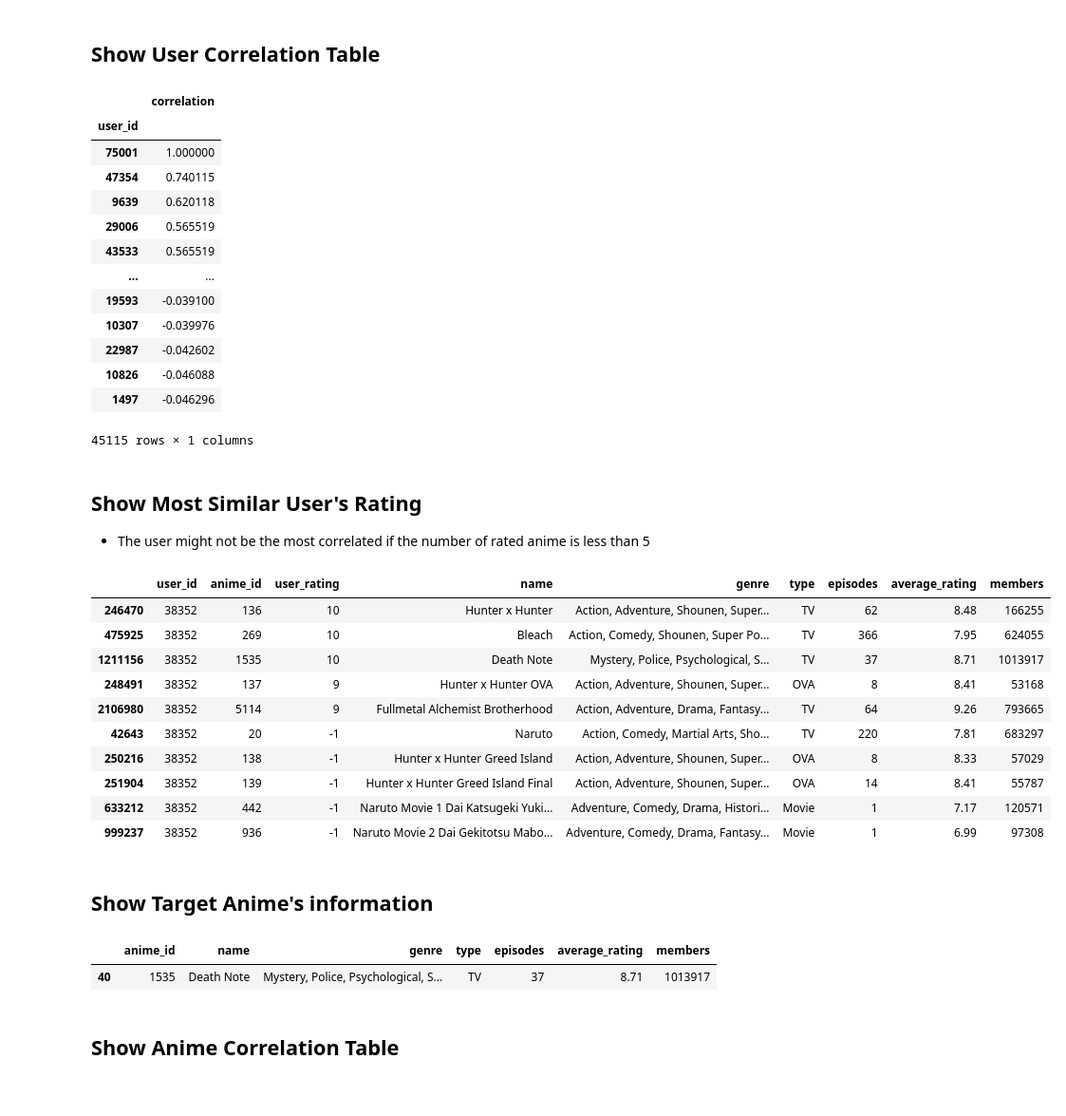
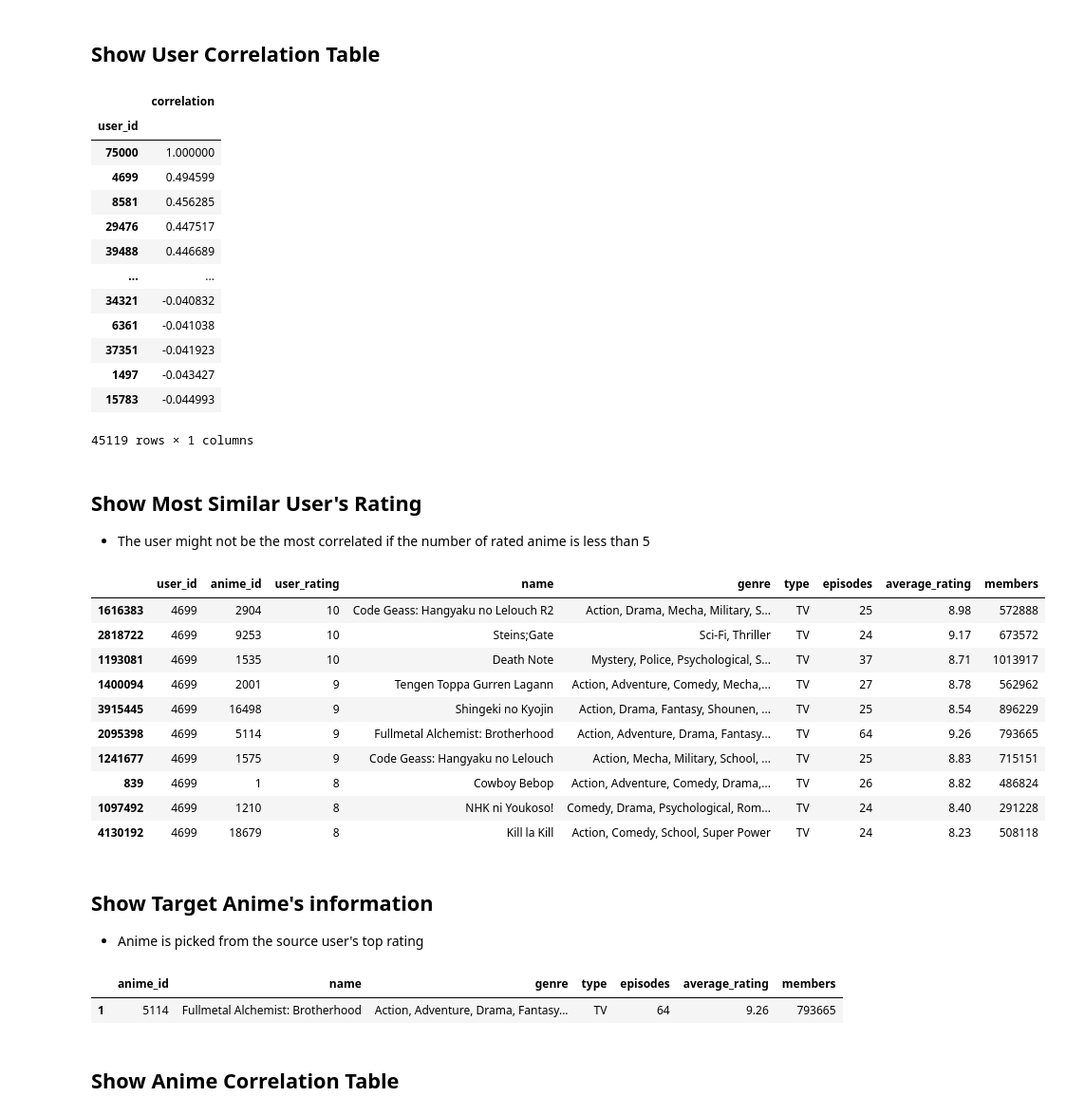
Before and after one commit to englip2002/AnimeRecommenderSystem, a Jupyter notebook: User&ItemCollaborativeFiltering.ipynb, the cells around one changed output. Shown: that part at 95% size. Cells and saved outputs as stored; diff of their text form; code cells hidden in the pictures.

```diff
--- a/User&ItemCollaborativeFiltering.ipynb
+++ b/User&ItemCollaborativeFiltering.ipynb
@@ -125 +126,5 @@ dtypes: int64(3)
 memory usage: 152.6 MB
+# %%
+rating_data = rating_data.replace([np.inf, -np.inf, np.nan], 0)
+rating_data = rating_data.astype({"user_id":"int64", "anime_id":"int64", "rating":"int64"})
+rating_data.info()
@@ -206,10 +222,9 @@ def clean_text(text):
     text = re.sub(r'A&#039;s', '', text)
     text = re.sub(r'I&#039;', 'I\'', text)
     text = re.sub(r'&amp;', 'and', text)
-    #text = re.sub('[^a-zA-Z0-9\s]','', text)
 
     # remove punctuation
-    text = text.translate(str.maketrans('', '', string.punctuation))
+    #text = text.translate(str.maketrans('', '', string.punctuation))
     return text
 # %%
 #before clean text
@@ -286,9 +301,9 @@ raw_merged_data
 # %% [markdown]
 ## Read target user_id from user
 # %%
-target_user_id = int(input('Enter target user_id (75000 to 75005 is the new added user): '))
+target_user_id = int(input('Enter target user_id (75000 to 75009 is the new added user): '))
 while target_user_id not in rating_data['user_id'].unique():
-    target_user_id = int(input('Enter valid target user_id (75000 to 75005 is the new added user): '))
+    target_user_id = int(input('Enter valid target user_id (75000 to 75009 is the new added user): '))
 # %% [markdown]
 ## Find rating_anime_matrix
 # %%
@@ -613,43 +651,45 @@ sorted_similar_users
 # %% [output]
 |  | correlation |
 | user_id |  |
-| 75001 | 1.000000 |
-| 47354 | 0.740115 |
-| 9639 | 0.620118 |
-| 29006 | 0.565519 |
-| 43533 | 0.565519 |
+| 75000 | 1.000000 |
+| 4699 | 0.494599 |
+| 8581 | 0.456285 |
+| 29476 | 0.447517 |
+| 39488 | 0.446689 |
 | ... | ... |
-| 19593 | -0.039100 |
-| 10307 | -0.039976 |
-| 22987 | -0.042602 |
-| 10826 | -0.046088 |
-| 1497 | -0.046296 |
+| 34321 | -0.040832 |
+| 6361 | -0.041038 |
+| 37351 | -0.041923 |
+| 1497 | -0.043427 |
+| 15783 | -0.044993 |
-45115 rows × 1 columns
+45119 rows × 1 columns
 # %% [markdown]
 ## Show Most Similar User's Rating
 - The user might not be the most correlated if the number of rated anime is less than 5
 # %%
 most_similar_user_df = raw_merged_data.loc[raw_merged_data['user_id'] == most_similar_user].sort_values(by= 'user_rating', ascending= False)
 most_similar_user_df.head(10)
+user_recommendation
 # %% [output]
 |  | user_id | anime_id | user_rating | name | genre | type | episodes | average_rating | members |
-| 246470 | 38352 | 136 | 10 | Hunter x Hunter | Action, Adventure, Shounen, Super... | TV | 62 | 8.48 | 166255 |
-| 475925 | 38352 | 269 | 10 | Bleach | Action, Comedy, Shounen, Super Po... | TV | 366 | 7.95 | 624055 |
-| 1211156 | 38352 | 1535 | 10 | Death Note | Mystery, Police, Psychological, S... | TV | 37 | 8.71 | 1013917 |
-| 248491 | 38352 | 137 | 9 | Hunter x Hunter OVA | Action, Adventure, Shounen, Super... | OVA | 8 | 8.41 | 53168 |
-| 2106980 | 38352 | 5114 | 9 | Fullmetal Alchemist Brotherhood | Action, Adventure, Drama, Fantasy... | TV | 64 | 9.26 | 793665 |
-| 42643 | 38352 | 20 | -1 | Naruto | Action, Comedy, Martial Arts, Sho... | TV | 220 | 7.81 | 683297 |
-| 250216 | 38352 | 138 | -1 | Hunter x Hunter Greed Island | Action, Adventure, Shounen, Super... | OVA | 8 | 8.33 | 57029 |
-| 251904 | 38352 | 139 | -1 | Hunter x Hunter Greed Island Final | Action, Adventure, Shounen, Super... | OVA | 14 | 8.41 | 55787 |
-| 633212 | 38352 | 442 | -1 | Naruto Movie 1 Dai Katsugeki Yuki... | Adventure, Comedy, Drama, Histori... | Movie | 1 | 7.17 | 120571 |
-| 999237 | 38352 | 936 | -1 | Naruto Movie 2 Dai Gekitotsu Mabo... | Adventure, Comedy, Drama, Fantasy... | Movie | 1 | 6.99 | 97308 |
+| 1616383 | 4699 | 2904 | 10 | Code Geass: Hangyaku no Lelouch R2 | Action, Drama, Mecha, Military, S... | TV | 25 | 8.98 | 572888 |
+| 2818722 | 4699 | 9253 | 10 | Steins;Gate | Sci-Fi, Thriller | TV | 24 | 9.17 | 673572 |
+| 1193081 | 4699 | 1535 | 10 | Death Note | Mystery, Police, Psychological, S... | TV | 37 | 8.71 | 1013917 |
+| 1400094 | 4699 | 2001 | 9 | Tengen Toppa Gurren Lagann | Action, Adventure, Comedy, Mecha,... | TV | 27 | 8.78 | 562962 |
+| 3915445 | 4699 | 16498 | 9 | Shingeki no Kyojin | Action, Drama, Fantasy, Shounen, ... | TV | 25 | 8.54 | 896229 |
+| 2095398 | 4699 | 5114 | 9 | Fullmetal Alchemist: Brotherhood | Action, Adventure, Drama, Fantasy... | TV | 64 | 9.26 | 793665 |
+| 1241677 | 4699 | 1575 | 9 | Code Geass: Hangyaku no Lelouch | Action, Mecha, Military, School, ... | TV | 25 | 8.83 | 715151 |
+| 839 | 4699 | 1 | 8 | Cowboy Bebop | Action, Adventure, Comedy, Drama,... | TV | 26 | 8.82 | 486824 |
+| 1097492 | 4699 | 1210 | 8 | NHK ni Youkoso! | Comedy, Drama, Psychological, Rom... | TV | 24 | 8.40 | 291228 |
+| 4130192 | 4699 | 18679 | 8 | Kill la Kill | Action, Comedy, School, Super Power | TV | 24 | 8.23 | 508118 |
 # %% [markdown]
 ## Show Target Anime's information
+- Anime is picked from the source user's top rating
 # %%
 target_search_anime = anime_data.loc[anime_data['anime_id'] == top_rated_anime_id]
 pd.DataFrame(target_search_anime)
 # %% [output]
 |  | anime_id | name | genre | type | episodes | average_rating | members |
-| 40 | 1535 | Death Note | Mystery, Police, Psychological, S... | TV | 37 | 8.71 | 1013917 |
+| 1 | 5114 | Fullmetal Alchemist: Brotherhood | Action, Adventure, Drama, Fantasy... | TV | 64 | 9.26 | 793665 |
 # %% [markdown]
 ## Show Anime Correlation Table
```
Also changed, not shown: parts of 33 cells of this notebook, 2 other files.
